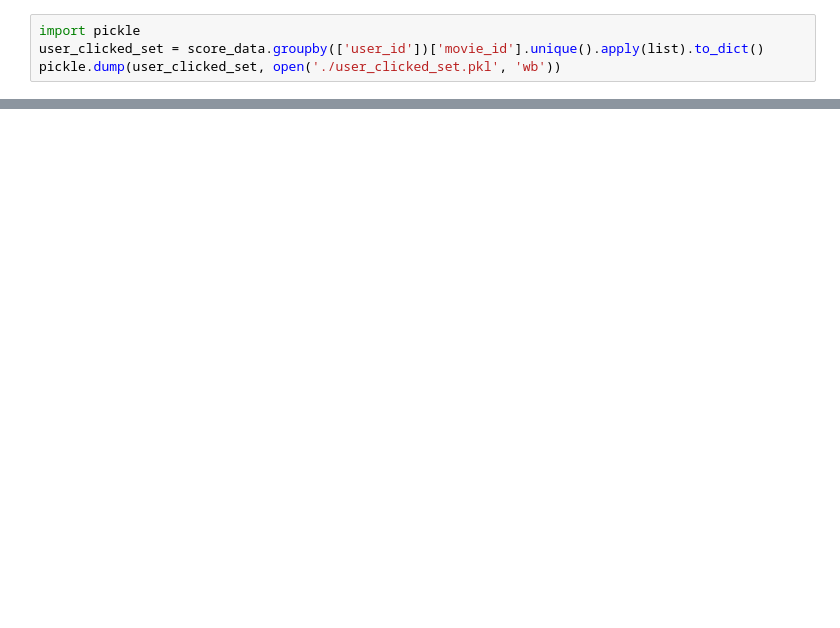
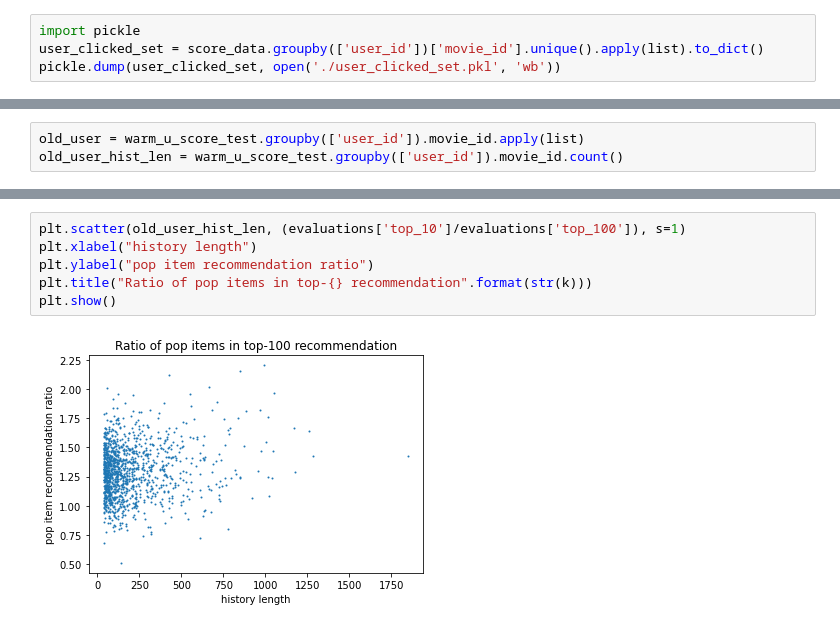
Before and after one commit to MinSeok-Pons-Kim/MELU_pytorch, a Jupyter notebook: movielens/ml-1m/data_analysis.ipynb, the cells around one changed output, grey strips where cells are left out. Drawn from its saved outputs; the diff is of its cells as text; blank space fills up the shorter version.

```diff
--- a/movielens/ml-1m/data_analysis.ipynb
+++ b/movielens/ml-1m/data_analysis.ipynb
@@ -98,0 +255,3 @@ warm_u_score_test
+# %%
+old_user = warm_u_score_test.groupby(['user_id']).movie_id.apply(list)
+old_user_hist_len = warm_u_score_test.groupby(['user_id']).movie_id.count()
@@ -98,0 +270,8 @@ warm_u_score_test
+# %%
+plt.scatter(old_user_hist_len, (evaluations['top_10']/evaluations['top_100']), s=1)
+plt.xlabel("history length")
+plt.ylabel("pop item recommendation ratio")
+plt.title("Ratio of pop items in top-{} recommendation".format(str(k)))
+plt.show()
+# %% [output]
+[figure, added]
```
Also changed, not shown: parts of 25 cells of this notebook, 7 other files.
